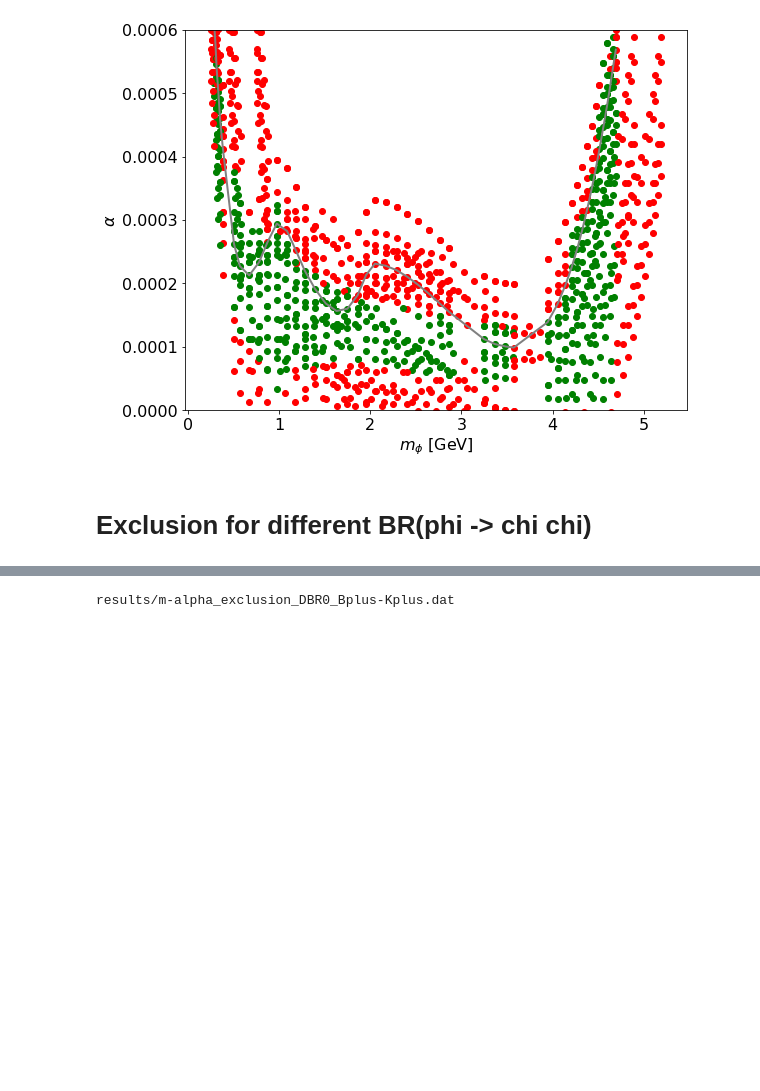
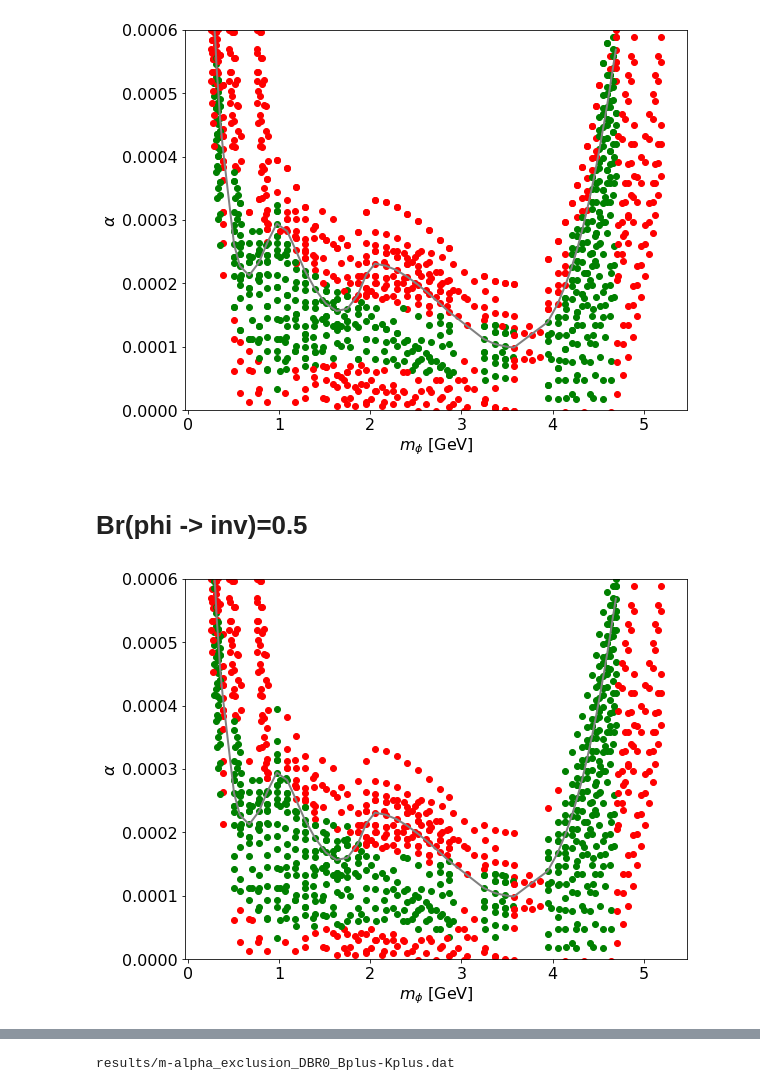
Before and after one commit to anasthesia/B-K, a Jupyter notebook: LHCB_bounds.ipynb, the cells around one changed output, grey strips where cells are left out. Saved outputs shown, nothing was run; the diff lists cells and outputs as text; code cells hidden in the pictures; blank space fills up the shorter version.

Commit message:
Scans for different branching ratios fixed

```diff
--- a/LHCB_bounds.ipynb
+++ b/LHCB_bounds.ipynb
@@ -110,5 +111,29 @@ plt.ylabel('$\\alpha$')
 plt.savefig('./results/m-alpha_scans.png')
 # %% [output]
 [figure]
-# %% [markdown]
-# Exclusion for different BR(phi -> chi chi)
+# %% [markdown]
+# Br(phi -> inv)=0.5
+# %%
+#Plotting for the parameters studied
+plt.figure(figsize=(9, 7))
+
+#Ruth'sexclusion
+
+plotGen("m-alpha_points/B-K_exclusion_Ruth.dat","line","grey",2)
+
+files = sorted(glob.glob( "Experimental_files/output_combined_BR_0.5/*.dat"))
+for file in files:
+    #print(file)
+    plotAllowed(file)
+
+
+#plt.xlim( (0, 400))
+plt.ylim((0,6*10**(-4)))
+
+#plt.title(''.format(i))
+plt.xlabel('$m_\\phi$ [GeV]')
+plt.ylabel('$\\alpha$')
+
+plt.savefig('./results/m-alpha_scans_BR_0.5.png')
+# %% [output]
+[figure, added]
```
Also changed, not shown: parts of 5 cells of this notebook, 1 other file.
